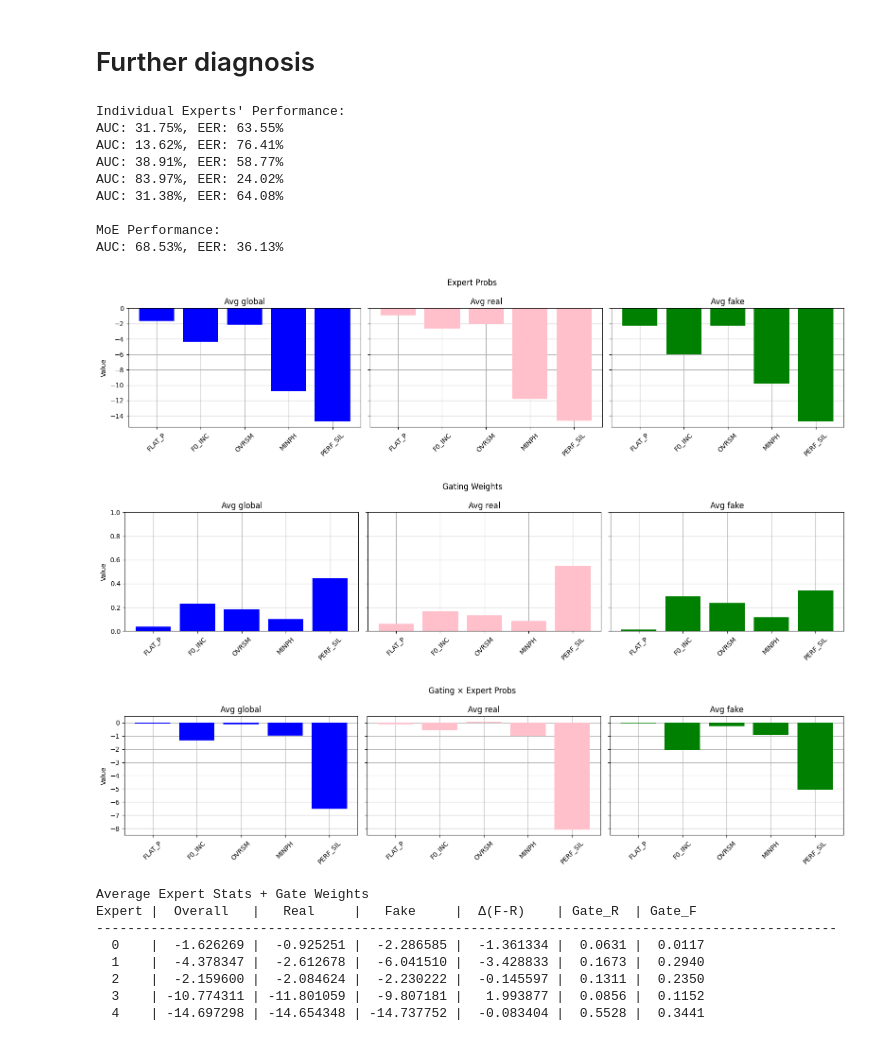
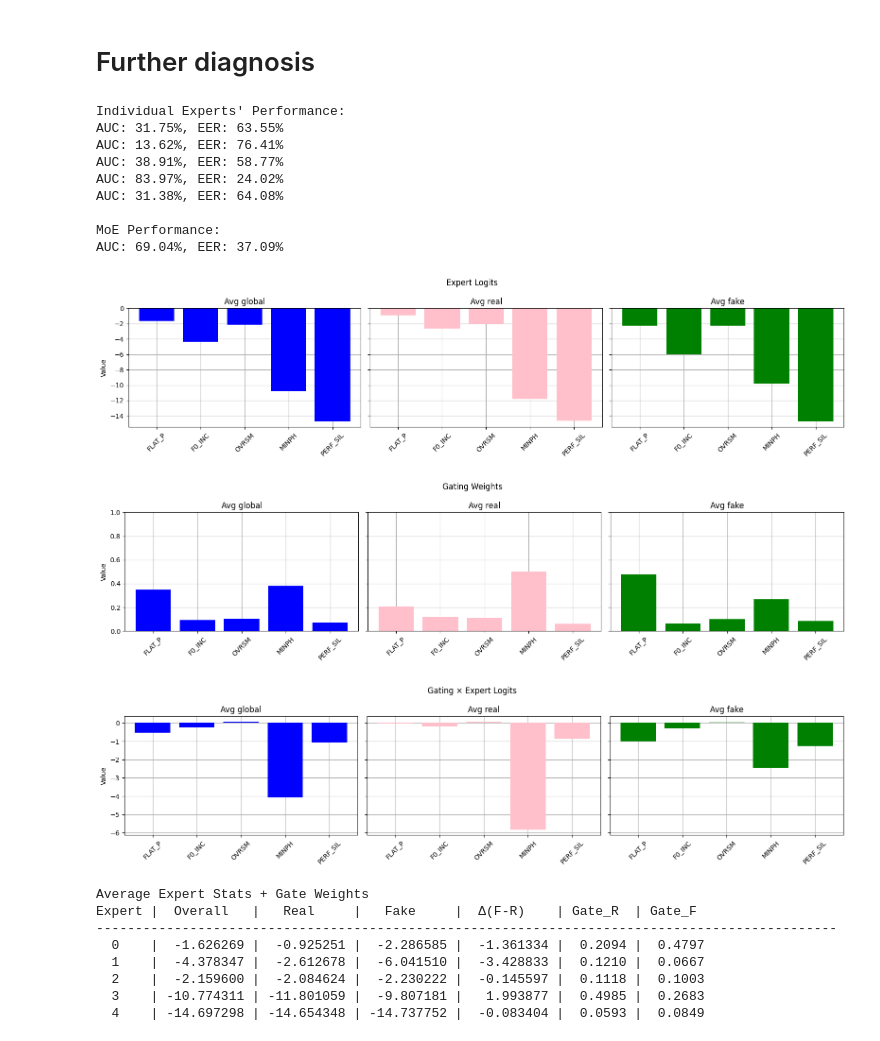
Before and after one commit to nii-yamagishilab/MoE-AntiDeepfake, a Jupyter notebook: notebooks/2_analyze_weights.ipynb, the cells around one changed output. Drawn from its saved outputs; the diff is of its cells as text; code cells hidden in the pictures.

```diff
--- a/notebooks/2_analyze_weights.ipynb
+++ b/notebooks/2_analyze_weights.ipynb
@@ -87,9 +87,9 @@ def plot_expert_stats(rootpath,
     if stat == "gating":
         fig.suptitle("Gating Weights")
     elif stat == "weighted":
-        fig.suptitle("Gating × Expert Probs")
+        fig.suptitle("Gating × Expert Logits")
     else:
-        fig.suptitle("Expert Probs")
+        fig.suptitle("Expert Logits")
 
     titles = ["Avg global", "Avg real", "Avg fake"]
     data   = [global_w, real_w, spoof_w]
@@ -233,49 +251,48 @@ AUC: 70.33%, EER: 36.66%
 # Further diagnosis
 # %%
 rootpath = "/home/smg/v-viola/moe_antideepfake/results/MoE/TargetCheck/A07"
-model_name = "frozen_5_exp_wxL_no_temp_bce_only"
+model_name = "frozen_5_exp_wxL_no_temp"
 expert_labels = ['FLAT_P', 'F0_INC', 'OVRSM', 'MINPH', 'PERF_SIL']
 e, g, _ = compute_res_and_plot(rootpath, model_name, expert_labels=expert_labels, plot=True)
+
+print("\nAverage Expert Stats + Gate Weights")
+print("Expert |  Overall   |   Real     |   Fake     |  Δ(F-R)    | Gate_R  | Gate_F")
+print("-" * 95)
+
+for j in range(len(e[0])):
+    overall = e[0][j]
+    real = e[1][j]
+    fake = e[2][j]
+    delta = fake - real
+
+    gate_real = g[1][j]
+    gate_fake = g[2][j]
+
+    print(f"{j:^6} | "
+          f"{overall:10.6f} | "
+          f"{real:10.6f} | "
+          f"{fake:10.6f} | "
+          f"{delta:10.6f} | "
+          f"{gate_real:7.4f} | "
+          f"{gate_fake:7.4f}")
 # %% [output]
 Individual Experts' Performance:
 AUC: 31.75%, EER: 63.55%
 AUC: 13.62%, EER: 76.41%
 AUC: 38.91%, EER: 58.77%
 AUC: 83.97%, EER: 24.02%
 AUC: 31.38%, EER: 64.08%
 
 MoE Performance:
-AUC: 68.53%, EER: 36.13%
+AUC: 69.04%, EER: 37.09%
 [figure]
-[figure, old version]
+[figure, new version]
-[figure, old version]
+[figure, new version]
+Average Expert Stats + Gate Weights
+Expert |  Overall   |   Real     |   Fake     |  Δ(F-R)    | Gate_R  | Gate_F
+-----------------------------------------------------------------------------------------------
+  0    |  -1.626269 |  -0.925251 |  -2.286585 |  -1.361334 |  0.2094 |  0.4797
+  1    |  -4.378347 |  -2.612678 |  -6.041510 |  -3.428833 |  0.1210 |  0.0667
+  2    |  -2.159600 |  -2.084624 |  -2.230222 |  -0.145597 |  0.1118 |  0.1003
+  3    | -10.774311 | -11.801059 |  -9.807181 |   1.993877 |  0.4985 |  0.2683
+  4    | -14.697298 | -14.654348 | -14.737752 |  -0.083404 |  0.0593 |  0.0849
-# %%
-print("\nAverage Expert Stats + Gate Weights")
-print("Expert |  Overall   |   Real     |   Fake     |  Δ(F-R)    | Gate_R  | Gate_F")
-print("-" * 95)
-
-for j in range(len(e[0])):
-    overall = e[0][j]
-    real = e[1][j]
-    fake = e[2][j]
-    delta = fake - real
-
-    gate_real = g[1][j]
-    gate_fake = g[2][j]
-
-    print(f"{j:^6} | "
-          f"{overall:10.6f} | "
-          f"{real:10.6f} | "
-          f"{fake:10.6f} | "
-          f"{delta:10.6f} | "
-          f"{gate_real:7.4f} | "
-          f"{gate_fake:7.4f}")
-# %% [output]
-Average Expert Stats + Gate Weights
-Expert |  Overall   |   Real     |   Fake     |  Δ(F-R)    | Gate_R  | Gate_F
------------------------------------------------------------------------------------------------
-  0    |  -1.626269 |  -0.925251 |  -2.286585 |  -1.361334 |  0.0631 |  0.0117
-  1    |  -4.378347 |  -2.612678 |  -6.041510 |  -3.428833 |  0.1673 |  0.2940
-  2    |  -2.159600 |  -2.084624 |  -2.230222 |  -0.145597 |  0.1311 |  0.2350
-  3    | -10.774311 | -11.801059 |  -9.807181 |   1.993877 |  0.0856 |  0.1152
-  4    | -14.697298 | -14.654348 | -14.737752 |  -0.083404 |  0.5528 |  0.3441
```
Also changed, not shown: parts of 7 cells of this notebook, 18 other files.
